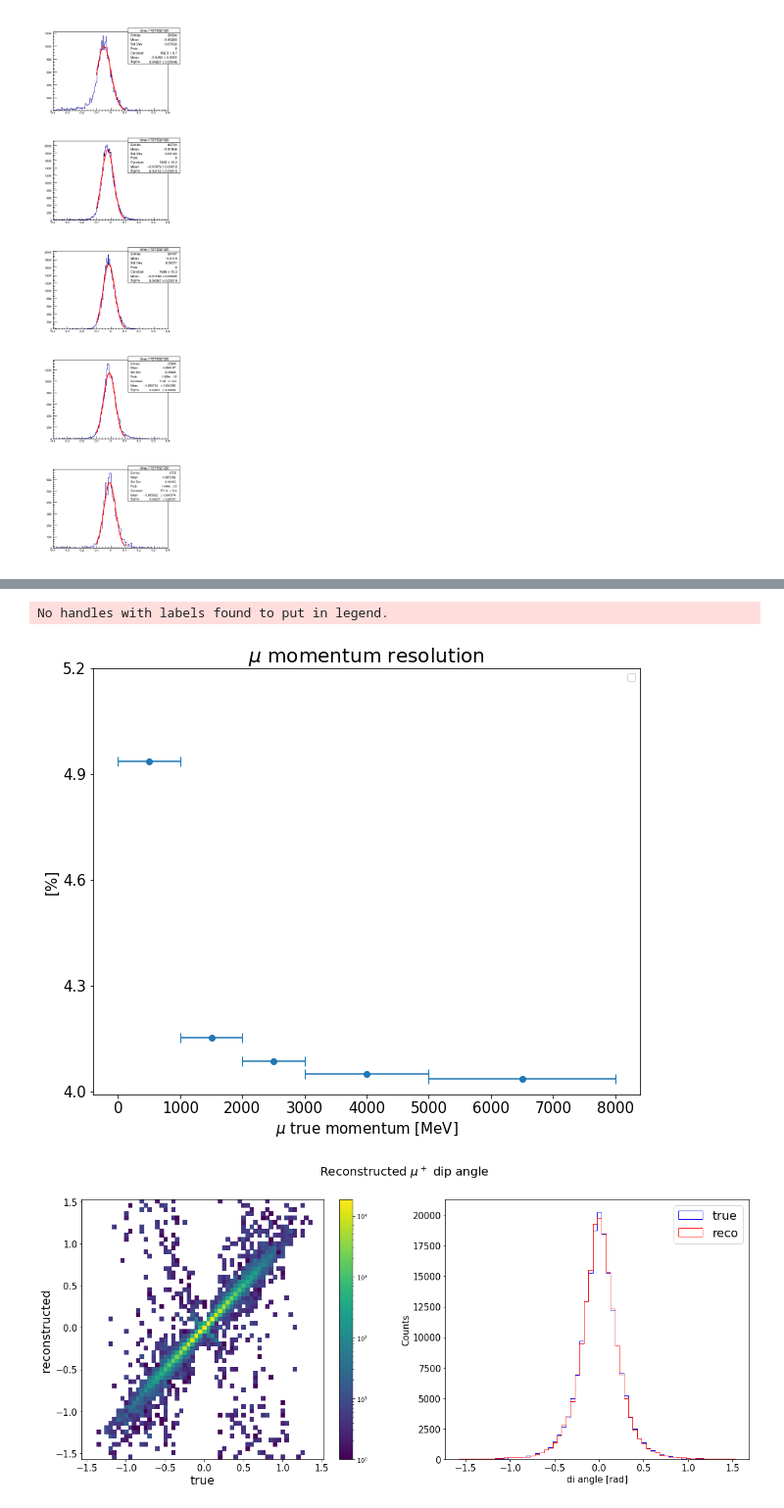
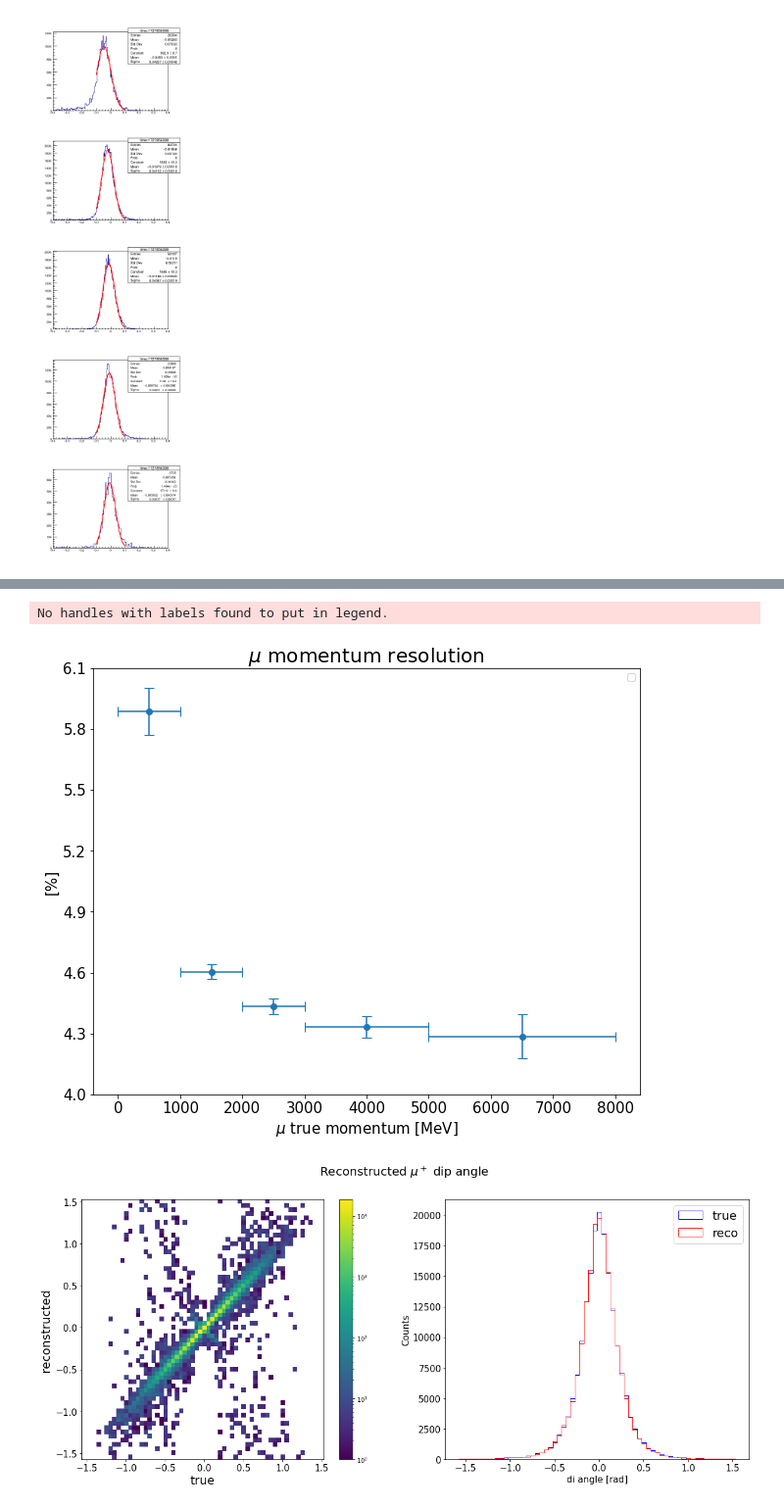
Before and after one commit to GianfrancoIngratta/SAND-PHYSICS, a Jupyter notebook: notebook/AnalyseDriftReco.ipynb, the cells around one changed output, grey strips where cells are left out. Shown at 98% size. Saved outputs shown, nothing was run; the diff lists cells and outputs as text; code cells hidden in the pictures.

```diff
--- a/notebook/AnalyseDriftReco.ipynb
+++ b/notebook/AnalyseDriftReco.ipynb
@@ -149,7 +219,7 @@ for center, width in zip(bin_center, bin_width):
                           x_min = -0.4,
                           x_max = 0.4)
 
-    hist_pt_sample, mean, sigma = tool.FitTH1D_w_gauss(hist = hist_pt_sample,
+    hist_pt_sample, mean, sigma, mean_err, sigma_err = tool.FitTH1D_w_gauss(hist = hist_pt_sample,
                                              gauss_range = (-0.2, 0.2),
                                              fit_range = (-0.1,0.1))
 
@@ -497,20 +988,20 @@ Name: PredictedNeutron_P3_GeVfX, Length: 182573, dtype: float64
 # %%
-hist_ptot = tool.FillTH1D(iterable = good_sample.dataframe['Antimuon_ptot_residual'].dropna().values,
+hist_pt = tool.FillTH1D(iterable = good_sample.dataframe['Antimuon_pt_residual'].dropna().values,
                           histogram_name = "",
-                          title = "total momentum residuals",
+                          title = "pt momentum residuals",
                           nbins = int(np.sqrt(len(good_sample.dataframe))),
                           #  nbins = 30,
                           x_min = -0.4,
                           x_max = 0.4)
 
-hist_ptot_, mean, sigma = tool.FitTH1D_w_gauss(hist = hist_ptot,
+hist_pt_, mean, sigma, mean_err, sigma_err = tool.FitTH1D_w_gauss(hist = hist_pt,
                                              gauss_range = (-0.2, 0.2),
                                              fit_range = (-0.1,0.1))
 
-ROOT.gStyle.SetOptFit(0)
+# ROOT.gStyle.SetOptFit(0)
 c = ROOT.TCanvas("canvas_name", "Canvas", 500, 500)
-hist_ptot.Draw()
+hist_pt.Draw()
 c.Draw()
 
-c.SaveAs("/storage/gpfs_data/neutrino/users/gi/sand-physics/notebook/figures/Drift_reco/resitduals_total_momentum.pdf")
+c.SaveAs("/storage/gpfs_data/neutrino/users/gi/sand-physics/notebook/figures/Drift_reco/resitduals_pt_momentum.pdf")
 # %% [output]
@@ -530,7 +1021,7 @@ bin_edges  = np.array([0, 1, 2, 3, 5, 8])*1e3
 centers = (bin_edges[1:]+bin_edges[:-1])/2
 widths  = (bin_edges[1:]-bin_edges[:-1])
 
-resolutions, hists = [], []
+resolutions, hists, errors = [], [], []
 
 df_cut = good_sample.dataframe
 for pt, width in zip(centers, widths):
@@ -544,12 +1035,13 @@ for pt, width in zip(centers, widths):
                         #  nbins = 30,
                          x_min = -0.4,
                          x_max = 0.4)
-    hist, mean, sigma = tool.FitTH1D_w_gauss(hist = hist,
+    hist, mean, sigma, mean_err, sigma_err = tool.FitTH1D_w_gauss(hist = hist,
                                              gauss_range = (-0.2, 0.2),
                                              fit_range = (-0.1,0.1))
     print(f"energy range [{pt - width/2},{pt + width/2}] : resolution {sigma}")
     hists.append(hist)
     resolutions.append(sigma)
+    errors.append(sigma_err)
 # %% [output]
 500.0
 energy range [0.0,1000.0] : resolution 0.04936665276980863
@@ -600,10 +1104,9 @@ No handles with labels found to put in legend.
 # %%
 # centers, widths = equally_split_bins(df['pt_true'].values, nof_bins=10)
-bin_edges  = np.array([0, 1, 2, 2.5, 3, 5, 8])*1e3
+bin_edges  = np.array([0, 1, 2, 3, 5, 8])*1e3
 centers = (bin_edges[1:]+bin_edges[:-1])/2
 widths  = (bin_edges[1:]-bin_edges[:-1])
-
-resolutions, hists = [], []
+resolutions, hists, errors = [], [], []
 
 # df_cut = df[(df.TMinuitFinalStatus==1)&(df.nof_digits>10)]
 df_cut = df
@@ -618,12 +1121,13 @@ for pt, width in zip(centers, widths):
                         #  nbins = 30,
                          x_min = -0.4,
                          x_max = 0.4)
-    hist, mean, sigma = tool.FitTH1D_w_gauss(hist = hist,
+    hist, mean, sigma, mean_err, sigma_err = tool.FitTH1D_w_gauss(hist = hist,
                                              gauss_range = (-0.2, 0.2),
                                              fit_range = (-0.1,0.1))
     print(f"energy range [{pt - width/2},{pt + width/2}] : resolution {sigma}")
     hists.append(hist)
     resolutions.append(sigma)
+    errors.append(sigma_err)
 # %% [output]
 500.0
 energy range [0.0,1000.0] : resolution 0.0588615162892912
@@ -650,23 +1172,23 @@ Warning in <TROOT::Append>: Replacing existing TH1:  time:1727531393 (Potential
 # %%
 # fig,ax = plt.subplots(figsize=(10,8))
 plotter = MultiPlotter(nrows = 1, ncols = 1, figsize = (10, 8))
 
 ax = plotter.axes[plotter.current_ax]
 
-ax.errorbar(x=centers, y=np.array(resolutions)*1E2, xerr=np.array(widths)/2 ,fmt ='o',capsize=5)
+ax.errorbar(x=centers, y=np.array(resolutions)*1E2, xerr=np.array(widths)/2 ,yerr=np.array(errors)*2E2,fmt ='o',capsize=5)
 plt.xlabel(r"$\mu$ true momentum [MeV]", fontsize=15)
 plt.ylabel("[%]", fontsize=15)
 plt.xticks(fontsize=15)
-plt.yticks(np.arange(4,5.2,0.3), fontsize=15)
+plt.yticks(np.arange(4,6.2,0.3), fontsize=15)
 plt.legend()
 plt.title(r"$\mu$ momentum resolution", fontsize=20)
 
 plt.savefig("/storage/gpfs_data/neutrino/users/gi/sand-physics/notebook/figures/Drift_reco/total_momentum_resolution_vs_true_momentum.pdf")
 
-all_hists.append(plotter)
+# all_hists.append(plotter)
 # %% [output]
 No handles with labels found to put in legend.
-[figure, old version]
+[figure, new version]
 # %%
 # Initialize the MultiPlotter with 1 subplot (8x8)
 plotter = MultiPlotter(nrows=1, ncols=2, figsize=(20, 8), suptitle=r"Reconstructed $\mu^+$ dip angle ")
```
Also changed, not shown: parts of 49 cells of this notebook, 7 other files.
